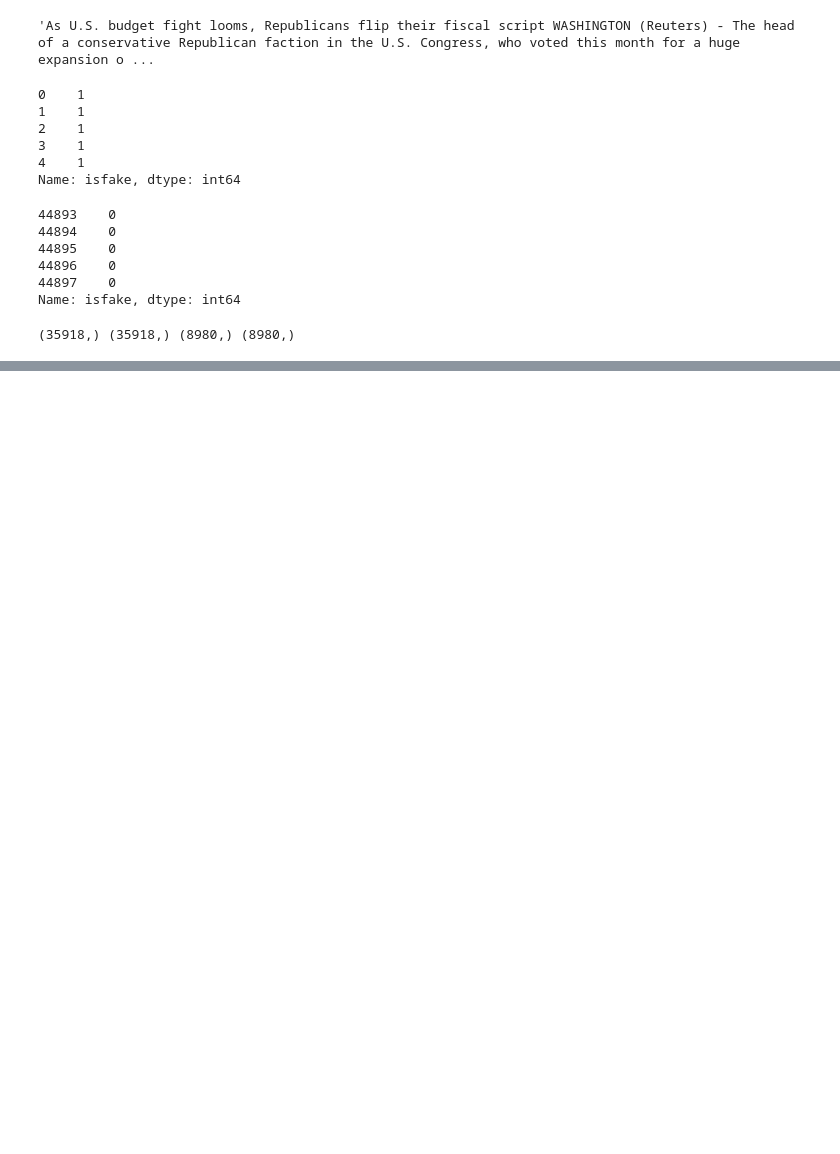
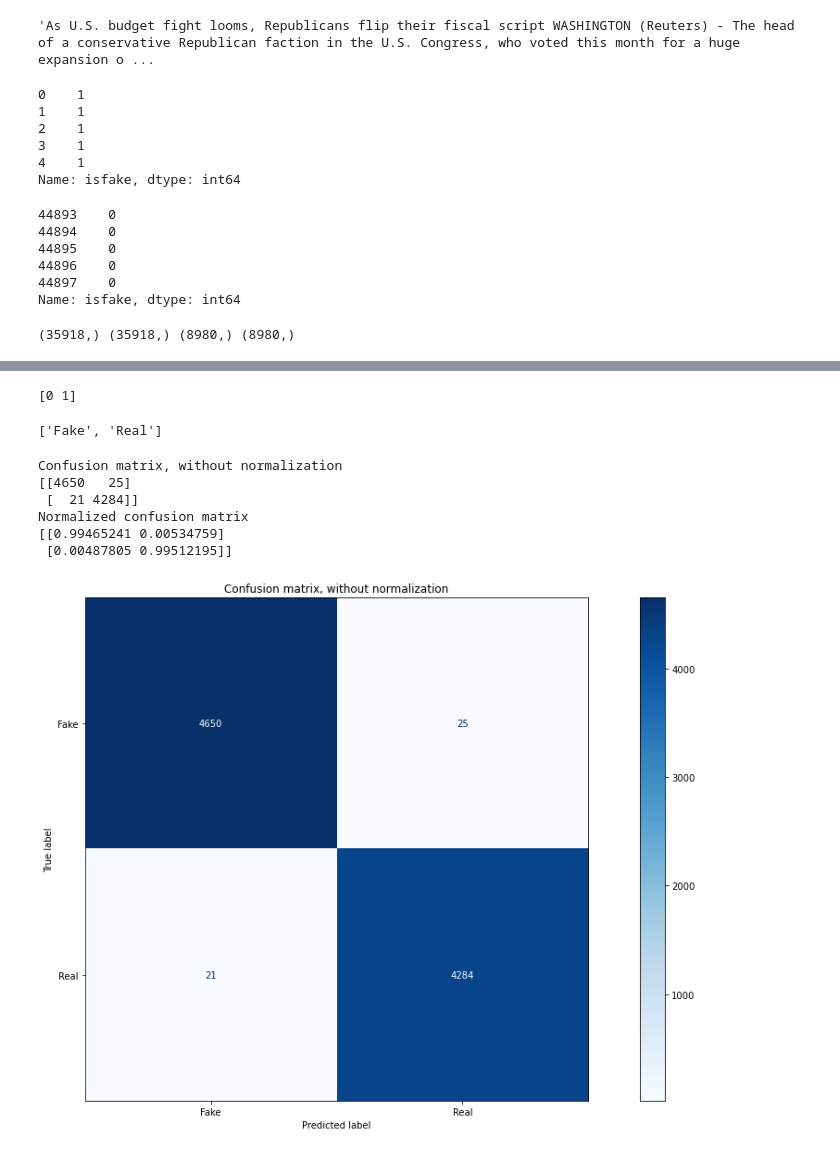
Before and after one commit to spolo96/Fake-news-detection-study, a Jupyter notebook: models/PassiveAgressive-FakeNewsDetection.ipynb, the cells around one changed output, grey strips where cells are left out. Cells and saved outputs as stored; diff of their text form; code cells hidden in the pictures; blank space fills up the shorter version.

Commit message:
Added Confusion Matrix to PassiveAgressiveClassifier

```diff
--- a/models/PassiveAgressive-FakeNewsDetection.ipynb
+++ b/models/PassiveAgressive-FakeNewsDetection.ipynb
@@ -283,0 +286,37 @@ Number of mislabeled points out of a total 8980 points : 44
+# %%
+class_names = np.array([0, 1],dtype=object) #Classes as seen in the Dataset: 0 means Fake News, 1 means Real News.
+print(class_names)
+
+real_labels = ["Fake", "Real"]
+real_labels
+# %% [output]
+[0 1]
+['Fake', 'Real']
+# %%
+# Plot confusion matrix
+plt.rcParams["figure.figsize"] = (20,10)
+
+
+titles_options = [("Confusion matrix, without normalization", None,''),
+                  ("Normalized confusion matrix", 'true','.3f')]
+for title, normalize, format in titles_options:
+    disp = plot_confusion_matrix(pac, tfidf_test, y_test,
+                                 labels=class_names, #labels as seen in the Dataset; 0: Fake News, 1: Real News
+                                 cmap=plt.cm.Blues,
+                                 normalize=normalize, values_format=format,)
+    disp.ax_.set_title(title)
+    disp.ax_.set_xticklabels(real_labels)
+    disp.ax_.set_yticklabels(real_labels)
+
+    print(title)
+    print(disp.confusion_matrix)
+
+plt.show()
+# %% [output]
+Confusion matrix, without normalization
+[[4650   25]
+ [  21 4284]]
+Normalized confusion matrix
+[[0.99465241 0.00534759]
+ [0.00487805 0.99512195]]
+[figure, added]
```
Also changed, not shown: parts of 6 cells of this notebook.
